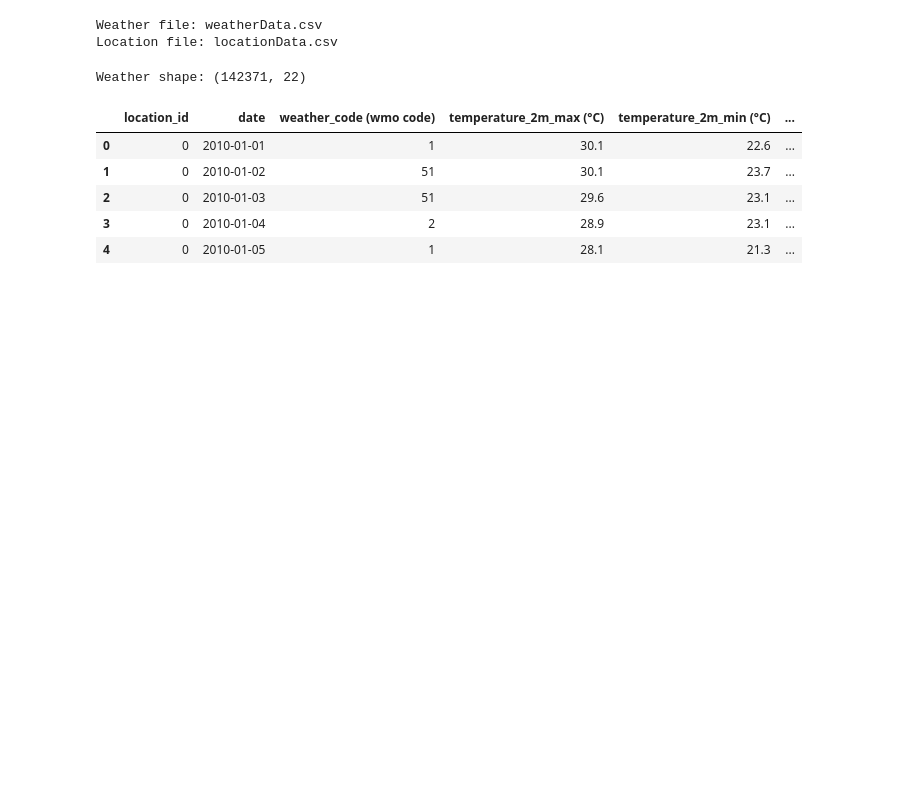
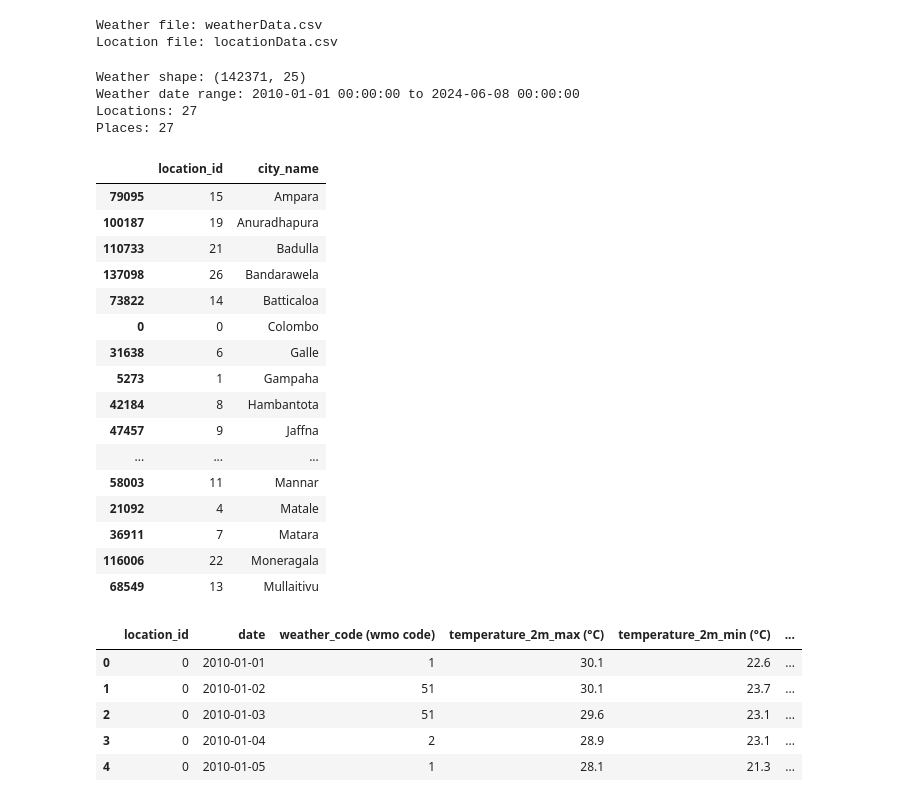
Before and after one commit to DTD-Wijesinghe/IT3091---Machine-Learning-Assignment, a Jupyter notebook: 02_IT24100533_Danthanarayana_DMR_Weather.ipynb, the cells around one changed output. Saved outputs shown, nothing was run; the diff lists cells and outputs as text; code cells hidden in the pictures; blank space fills up the shorter version.

```diff
--- a/02_IT24100533_Danthanarayana_DMR_Weather.ipynb
+++ b/02_IT24100533_Danthanarayana_DMR_Weather.ipynb
@@ -68,33 +73,83 @@ Location file: locationData.csv
 # %%
 weather = pd.read_csv(WEATHER_FILE)
 locations = pd.read_csv(LOCATION_FILE)
 
-weather = weather.loc[:, ~weather.columns.astype(str).str.lower().isin(["index", "unnamed: 0"])]
-locations = locations.loc[:, ~locations.columns.astype(str).str.lower().isin(["index", "unnamed: 0"])]
+weather = weather.loc[
+    :,
+    ~weather.columns.astype(str).str.lower().isin(["index", "unnamed: 0"])
+]
+
+locations = locations.loc[
+    :,
+    ~locations.columns.astype(str).str.lower().isin(["index", "unnamed: 0"])
+]
+
+location_cols = [
+    c for c in [
+        "location_id",
+        "city_name",
+        "latitude",
+        "longitude",
+        "elevation"
+    ]
+    if c in locations.columns
+]
 
 weather = weather.merge(
-    locations[["location_id", "city_name"]],
+    locations[location_cols],
     on="location_id",
     how="left",
     validate="many_to_one"
 )
 
-if weather["city_name"].isna().any():
+if "city_name" in weather.columns and weather["city_name"].isna().any():
     raise ValueError("Some location_id values did not match locationData.csv.")
 
 weather["date"] = pd.to_datetime(weather["date"], errors="coerce")
 weather = weather.dropna(subset=["date"]).copy()
 
 print("Weather shape:", weather.shape)
+print("Weather date range:", weather["date"].min(), "to", weather["date"].max())
+print("Locations:", weather["location_id"].nunique())
+
+if "city_name" in weather.columns:
+    print("Places:", weather["city_name"].nunique())
+    display(
+        weather[["location_id", "city_name"]]
+        .drop_duplicates()
+        .sort_values("city_name")
+        .head(20)
+    )
+
 display(weather.head())
 # %% [output]
-Weather shape: (142371, 22)
+Weather shape: (142371, 25)
+Weather date range: 2010-01-01 00:00:00 to 2024-06-08 00:00:00
+Locations: 27
+Places: 27
-|  | location_id | date | weather_code (wmo code) | temperature_2m_max (°C) | temperature_2m_min (°C) | ... |
-| 0 | 0 | 2010-01-01 | 1 | 30.1 | 22.6 | ... |
-| 1 | 0 | 2010-01-02 | 51 | 30.1 | 23.7 | ... |
-| 2 | 0 | 2010-01-03 | 51 | 29.6 | 23.1 | ... |
-| 3 | 0 | 2010-01-04 | 2 | 28.9 | 23.1 | ... |
-| 4 | 0 | 2010-01-05 | 1 | 28.1 | 21.3 | ... |
+|  | location_id | city_name |
+| 79095 | 15 | Ampara |
+| 100187 | 19 | Anuradhapura |
+| 110733 | 21 | Badulla |
+| 137098 | 26 | Bandarawela |
+| 73822 | 14 | Batticaloa |
+| 0 | 0 | Colombo |
+| 31638 | 6 | Galle |
+| 5273 | 1 | Gampaha |
+| 42184 | 8 | Hambantota |
+| 47457 | 9 | Jaffna |
+| ... | ... | ... |
+| 58003 | 11 | Mannar |
+| 21092 | 4 | Matale |
+| 36911 | 7 | Matara |
+| 116006 | 22 | Moneragala |
+| 68549 | 13 | Mullaitivu |
+|  | location_id | date | weather_code (wmo code) | temperature_2m_max (°C) | temperature_2m_min (°C) | ... |
+| 0 | 0 | 2010-01-01 | 1 | 30.1 | 22.6 | ... |
+| 1 | 0 | 2010-01-02 | 51 | 30.1 | 23.7 | ... |
+| 2 | 0 | 2010-01-03 | 51 | 29.6 | 23.1 | ... |
+| 3 | 0 | 2010-01-04 | 2 | 28.9 | 23.1 | ... |
+| 4 | 0 | 2010-01-05 | 1 | 28.1 | 21.3 | ... |
 # %%
 def season_and_year(dt):
     m, y = dt.month, dt.year
```
Also changed, not shown: parts of 12 cells of this notebook, 2 other files.
